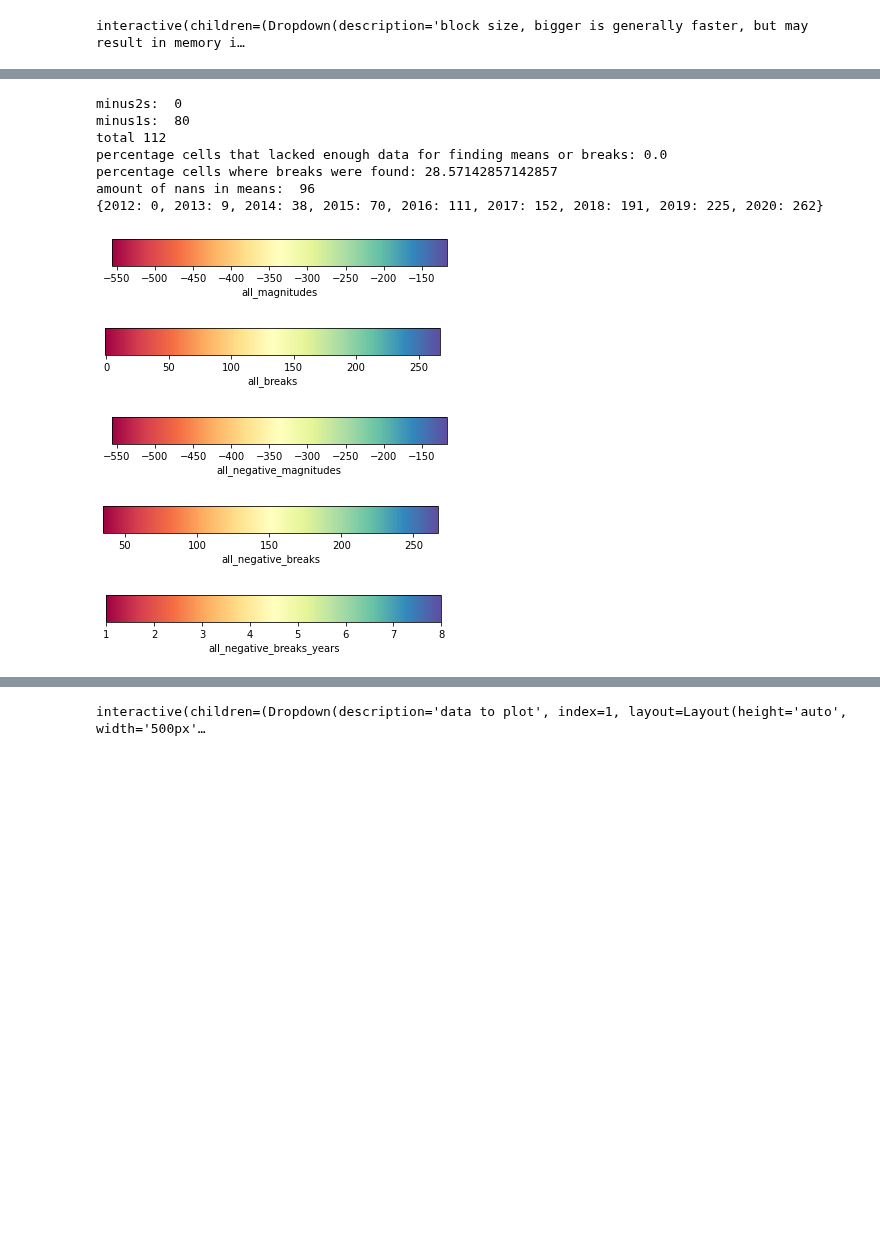
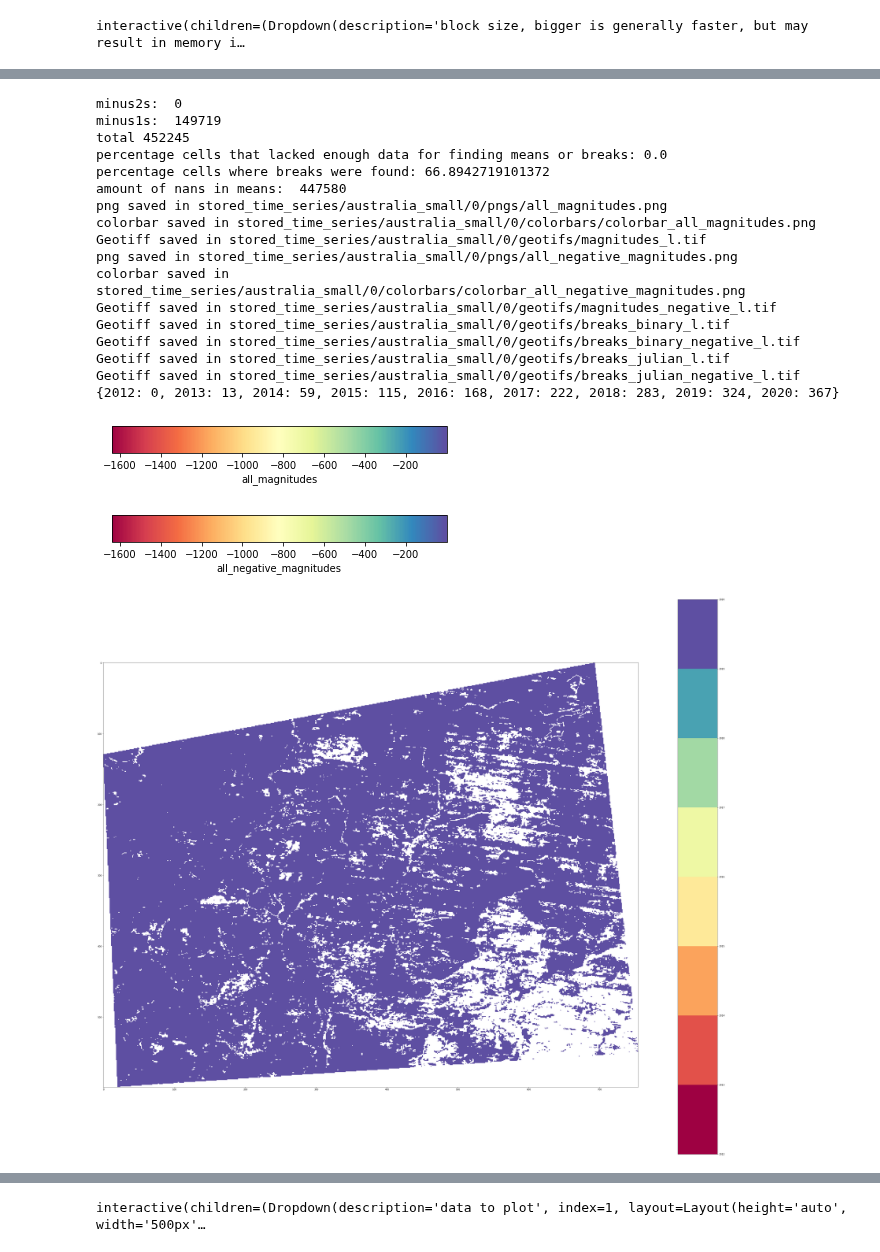
Before and after one commit to DerekvdVen/bfastmonitor_GPU_SEPAL, a Jupyter notebook: dven/bfastmonitor_stack.ipynb, the cells around one changed output, grey strips where cells are left out. Cells and saved outputs as stored; diff of their text form; code cells hidden in the pictures; blank space fills up the shorter version.

Commit message:
fixed stack notebook and added py file to run large data from terminal instead of instable notebook

```diff
--- a/dven/bfastmonitor_stack.ipynb
+++ b/dven/bfastmonitor_stack.ipynb
@@ -79,7 +79,7 @@ else:
 # %%
 # set path to dates file
 run_dict = {}
-for directory in os.listdir(timeseries_directory)[0:-2]:
+for directory in os.listdir(timeseries_directory):
 
     segment_location = timeseries_directory + directory + "/"
 
@@ -289,58 +261,70 @@ start history:  2012-01-05 00:00:00
 # %%
 for data_list in run_dict:
     save_location = base_output_dir + "/" + data_list
+    tiles_data = run_dict[data_list]
 
-    for tile in run_dict[data_list]:
+    for tile in tiles_data:
         tile.check_arrays(min_perc_lacking_data = 50)
 
-    if len(run_dict[data_list]) > 1:
-        means, breaks = merge_tiles(run_dict[data_list],output_dir_name = save_location)
+    if len(tiles_data) > 1:
+        means_orig, breaks_orig = merge_tiles(tiles_data,output_dir_name = save_location)
     else:
-        means = run_dict[data_list][0].means_array
-        breaks = run_dict[data_list][0].breaks_array
+        means_orig = tiles_data[0].means_array
+        breaks_orig = tiles_data[0].breaks_array
 
-    save_plot(means, save_location, save_name = "all_magnitudes")
-    save_plot(breaks, save_location, save_name = "all_breaks")
+    save_plot(means_orig, save_location, save_name = "all_magnitudes")
+    export_GTiff(tiles_data, output_dir = save_location, array = means_orig, output_name = "magnitudes_" + timeseries_directory[-2] + ".tif")
 
     # select only negative magnitudes
-    no_breaks_indices = (breaks == -1)
-    means[no_breaks_indices] = np.nan
-    means[means > 0] = np.nan # only want negative mean changes
+    means_neg, breaks_indexed, breaks_indexed_neg, binary_breaks, negative_binary_breaks = select_negatives(means_orig, breaks_orig)
+    save_plot(means_neg, output_dir = save_location, save_name = "all_negative_magnitudes")
 
-    breaks_plot = breaks.astype(np.float)
-    breaks_plot[breaks == -2] = np.nan
-    breaks_plot[breaks == -1] = np.nan
-    breaks_plot[means >= 0] = np.nan
-
-    save_plot(means, save_location, save_name = "all_negative_magnitudes")
-    save_plot(breaks_plot, save_location, save_name = "all_negative_breaks")
+    # save negative means and breaks
+    export_GTiff(tiles_data, output_dir = save_location, array = means_neg ,output_name = "magnitudes_negative_" + timeseries_directory[-2] + ".tif")
+    export_GTiff(tiles_data, output_dir = save_location, array = binary_breaks ,output_name = "breaks_binary_" + timeseries_directory[-2] + ".tif")
+    export_GTiff(tiles_data, output_dir = save_location, array = negative_binary_breaks ,output_name = "breaks_binary_negative_" + timeseries_directory[-2] + ".tif")
 
     dates_monitor = []
-    dates = run_dict[data_list][0].cropped_dates
+    dates = tiles_data[0].cropped_dates
 
     # collect dates for monitor period
     for i in range(len(dates)):
         if start_monitor <= dates[i]:
             dates_monitor.append(dates[i])
     dates_array = np.array(dates_monitor) # dates_array is the dates that are in the monitoring period
 
-    breaks_plot_years, idx_starts, ticklist = classify_output(start_monitor,end_monitor,breaks_plot,dates_array)
-    #save_plot(breaks_plot_years, save_location, save_name = "all_negative_breaks_years")
+    # julian_date output
+    julian_breaks = get_julian_dates(dates_array,breaks_indexed)
+    negative_julian_breaks = get_julian_dates(dates_array,breaks_indexed_neg)
 
-    plot_output_matplotlib(idx_starts,breaks_plot_years,ticklist)
-    #save_plot(breaks_plot_years, save_location, save_name = "breaks_per_year")
+    # save negative means and breaks
+    export_GTiff(tiles_data, output_dir = save_location, array = julian_breaks ,output_name = "breaks_julian_" + timeseries_directory[-2] + ".tif")
+    export_GTiff(tiles_data, output_dir = save_location, array = negative_julian_breaks ,output_name = "breaks_julian_negative_" + timeseries_directory[-2] + ".tif")
 
-    set_corners(save_location, run_dict[data_list])
+    # matplotlib
+    breaks_years_neg, idx_starts, ticklist = classify_output(start_monitor,end_monitor,breaks_indexed_neg,dates_array)
+    plot_output_matplotlib(idx_starts,breaks_years_neg,ticklist)
+
+    # for plotting folium map
+    set_corners(save_location, tiles_data)
 # %% [output]
 minus2s:  0
-minus1s:  80
-total 112
+minus1s:  149719
+total 452245
 percentage cells that lacked enough data for finding means or breaks: 0.0
-percentage cells where breaks were found: 28.57142857142857
-amount of nans in means:  96
-{2012: 0, 2013: 9, 2014: 38, 2015: 70, 2016: 111, 2017: 152, 2018: 191, 2019: 225, 2020: 262}
+percentage cells where breaks were found: 66.8942719101372
+amount of nans in means:  447580
+png saved in stored_time_series/australia_small/0/pngs/all_magnitudes.png
+colorbar saved in stored_time_series/australia_small/0/colorbars/colorbar_all_magnitudes.png
+Geotiff saved in stored_time_series/australia_small/0/geotifs/magnitudes_l.tif
+png saved in stored_time_series/australia_small/0/pngs/all_negative_magnitudes.png
+colorbar saved in stored_time_series/australia_small/0/colorbars/colorbar_all_negative_magnitudes.png
+Geotiff saved in stored_time_series/australia_small/0/geotifs/magnitudes_negative_l.tif
+Geotiff saved in stored_time_series/australia_small/0/geotifs/breaks_binary_l.tif
+Geotiff saved in stored_time_series/australia_small/0/geotifs/breaks_binary_negative_l.tif
+Geotiff saved in stored_time_series/australia_small/0/geotifs/breaks_julian_l.tif
+Geotiff saved in stored_time_series/australia_small/0/geotifs/breaks_julian_negative_l.tif
+{2012: 0, 2013: 13, 2014: 59, 2015: 115, 2016: 168, 2017: 222, 2018: 283, 2019: 324, 2020: 367}
-[figure, old version]
+[figure, new version]
-[figure, old version]
+[figure, new version]
-[figure, old version]
+[figure, new version]
-[figure, removed]
-[figure, removed]
```
Also changed, not shown: parts of 7 cells of this notebook, 2 other files.
